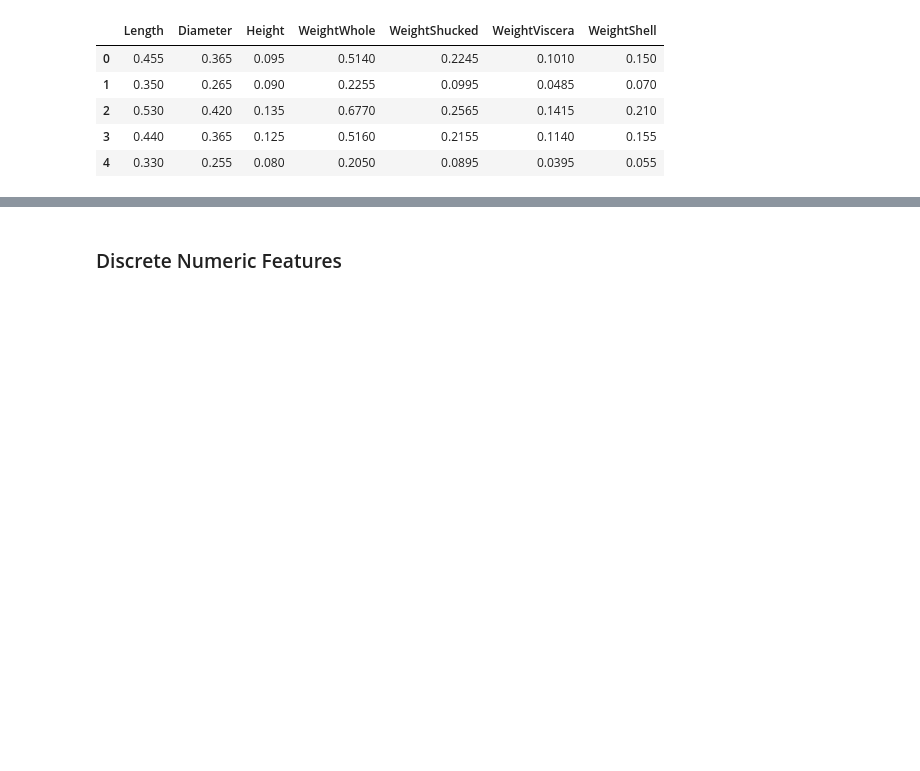
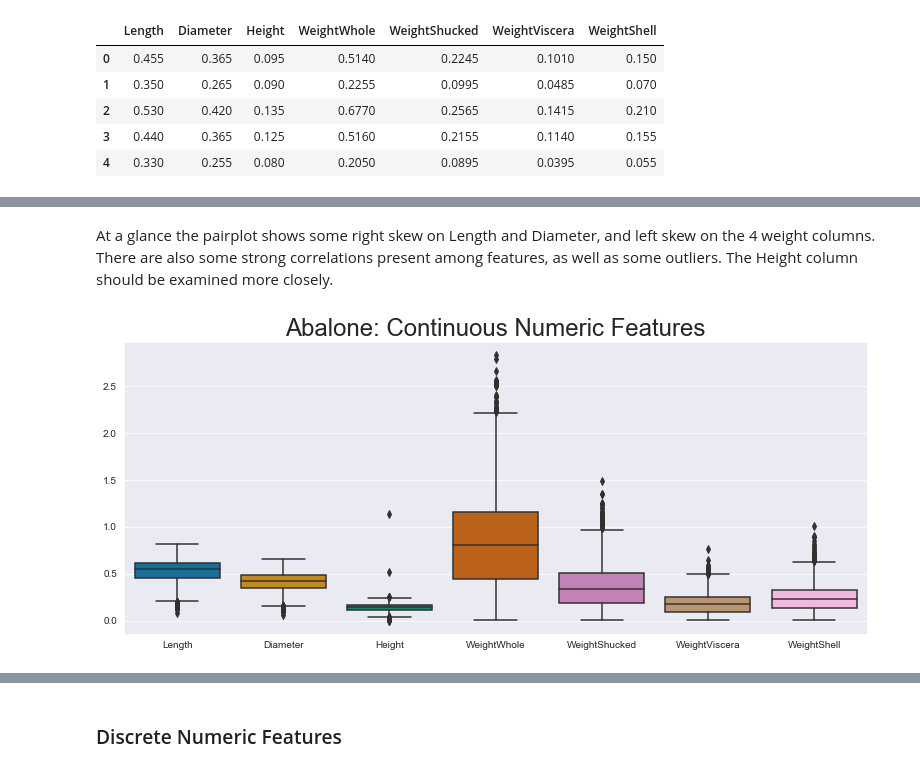
Before and after one commit to chrisammon3000/uci-abalone, a Jupyter notebook: notebooks/190924-gcl-initial-exploration.ipynb, the cells around one changed output, grey strips where cells are left out. Saved outputs shown, nothing was run; the diff lists cells and outputs as text; code cells hidden in the pictures; blank space fills up the shorter version.

```diff
--- a/notebooks/190924-gcl-initial-exploration.ipynb
+++ b/notebooks/190924-gcl-initial-exploration.ipynb
@@ -128,0 +129,11 @@ sns.pairplot(raw_numeric);
+# %% [markdown]
+At a glance the pairplot shows some right skew on Length and Diameter, and left skew on the 4 weight columns. There are also some strong correlations present among features, as well as some outliers. The Height column should be examined more closely.
+# %%
+fig, ax = plt.subplots(nrows=1, ncols=1, figsize=(12, 6))
+
+sns.boxplot(data=raw_numeric_cont, ax=ax)
+plt.title("Abalone: Continuous Numeric Features", fontsize=24)
+plt.tight_layout(pad=5)
+plt.show()
+# %% [output]
+[figure, added]
```
Also changed, not shown: parts of 5 cells of this notebook.
